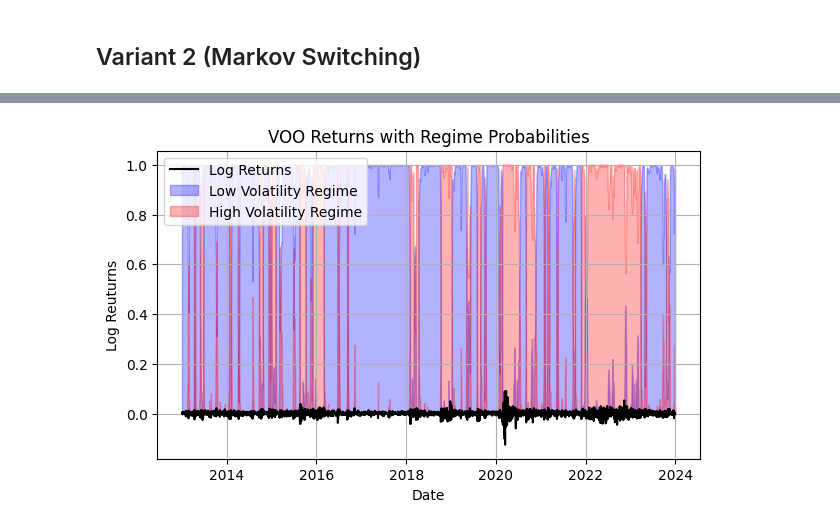
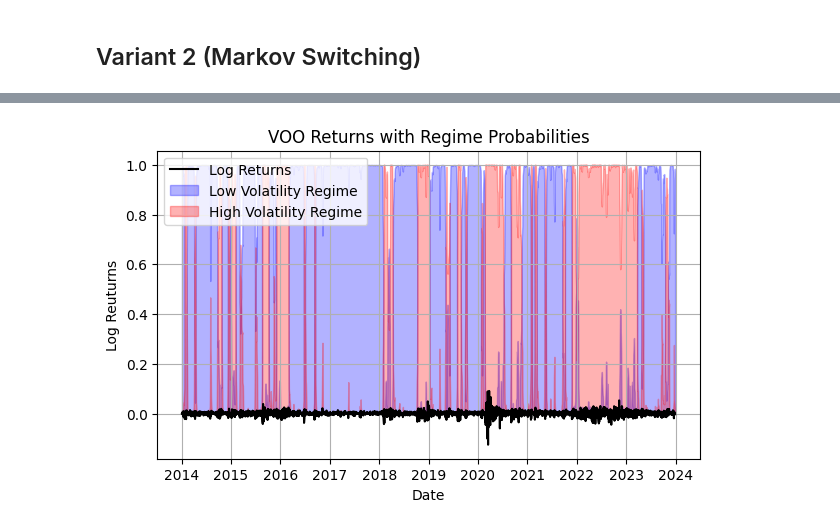
Before and after one commit to chantalmaskell/Black_Litterman_Portfolio_Optimisation, a Jupyter notebook: In_Progress/markov_switching_BL.ipynb, the cells around one changed output, grey strips where cells are left out. Cells and saved outputs as stored; diff of their text form; code cells hidden in the pictures.

Commit message:
Updated regime split and corrected discrete allocation

```diff
--- a/In_Progress/markov_switching_BL.ipynb
+++ b/In_Progress/markov_switching_BL.ipynb
@@ -24,19 +20,28 @@ end_date = '2024-01-01'
 # %%
-data = yf.download(tickers, start=start_date, end=end_date)
-data.to_csv("./Data/tickers.csv")
+tickers = ["TSLA", "NVDA", "AMZN", "META", "RIVN", "INTC", "AMD"]
 
-closing_prices = data["Adj Close"]
-returns = np.log(closing_prices / closing_prices.shift(1).dropna())
+start_date = '2014-01-01'
+end_date = '2024-01-01'
 
-def get_market_prices_and_caps(tickers, start_date, end_date):
-    market_prices = yf.download("VOO", start=start_date, end=end_date)["Adj Close"]
+# market data
+market_data = yf.download("VOO", start=start_date, end=end_date)
+market_data['Returns'] = np.log(market_data['Close'] / market_data['Close'].shift(1))  # Log returns
+market_returns = market_data['Returns']
+market_data = market_data.dropna()
+market_prices = yf.download("VOO", start=start_date, end=end_date)["Adj Close"]
 
+# ticker data
+ticker_data = yf.download(tickers, start=start_date, end=end_date)
+closing_prices = ticker_data["Adj Close"]
+ticker_returns = np.log(closing_prices / closing_prices.shift(1).dropna())
+
+def get_market_capitalisation(tickers):
     market_caps = {}
     for ticker in tickers:
         stock = yf.Ticker(ticker)
         market_caps[ticker] = stock.info.get("marketCap", None)
 
-    return market_prices, market_caps
+    return market_caps
 
-# closing_prices.tail(10)
+market_data.tail(10)
 # %% [output]
@@ -86,9 +94,9 @@ def get_market_prices_and_caps(tickers, start_date, end_date):
 # %%
-def fit_markov_switching(data):
-    model = MarkovRegression(data, k_regimes=2, switching_variance=True)
-    results = model.fit
-
+def fit_markov_switching(market_data):
+    model = MarkovRegression(market_data['Returns'], k_regimes=2, switching_variance=True)
+    results = model.fit()
     return results
 
-results = fit_markov_switching(data)
+results = fit_markov_switching(market_data)
+results.summary()
 # %% [output]
@@ -129,20 +249,20 @@ NameError: name 'results' is not defined
 # %%
 # To visalise when the market is in bull/bear periods.
 # can see the likelihood of each one occuring using smoothed probabilities
-def plot_regime_probabilities(etf_data):
+def plot_regime_probabilities(market_data):
     fig, ax = plt.subplots(figsize=(7, 4))
-    ax.plot(etf_data. index, etf_data['Returns'], label='Log Returns', color='black')
+    ax.plot(market_data. index, market_data['Returns'], label='Log Returns', color='black')
 
-    ax.fill_between(etf_data.index, 0, results.smoothed_marginal_probabilities[0], color='blue', alpha=0.3, label='Low Volatility Regime')
-    ax.fill_between(etf_data.index, 0, results.smoothed_marginal_probabilities[1], color='red', alpha=0.3, label='High Volatility Regime') # Any red sections show the market in high volatility period
+    ax.fill_between(market_data.index, 0, results.smoothed_marginal_probabilities[0], color='blue', alpha=0.3, label='Low Volatility Regime')
+    ax.fill_between(market_data.index, 0, results.smoothed_marginal_probabilities[1], color='red', alpha=0.3, label='High Volatility Regime') # Any red sections show the market in high volatility period
 
     ax.set_title('VOO Returns with Regime Probabilities')
     ax.set_xlabel('Date')
     ax.set_ylabel("Log Reuturns")
     plt.grid()
     ax.legend(loc='upper left')
     plt.show()
 
-plot_regime_probabilities(etf_data)
+plot_regime_probabilities(market_data)
 # %% [output]
-[figure, old version]
+[figure, new version]
```
Also changed, not shown: parts of 34 cells of this notebook.
